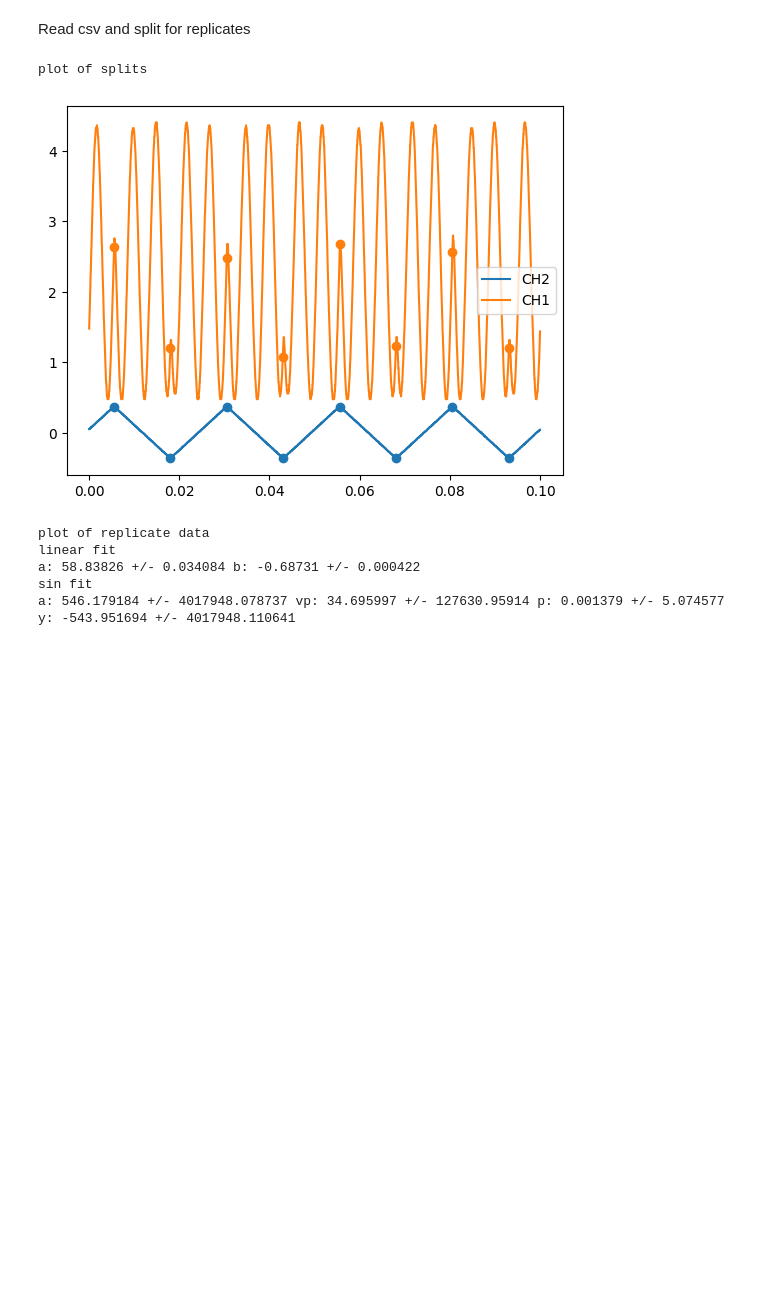
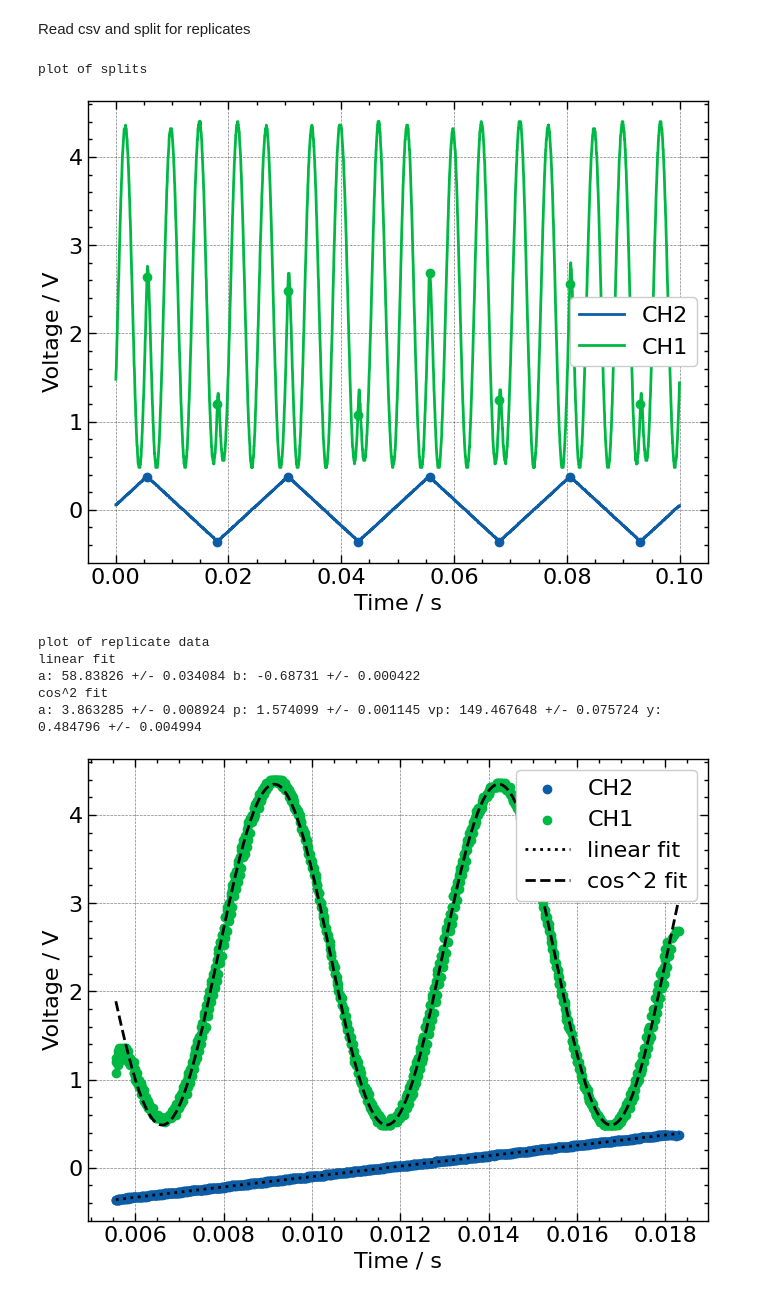
Before and after one commit to KemalOenen/advanced_labcourse, a Jupyter notebook: E121/data_analysis.ipynb, the cells around one changed output. Saved outputs shown, nothing was run; the diff lists cells and outputs as text; code cells hidden in the pictures; blank space fills up the shorter version.

Commit message:
added analysis for the rest of the data

```diff
--- a/E121/data_analysis.ipynb
+++ b/E121/data_analysis.ipynb
@@ -1,5 +1,9 @@
 # %% [markdown]
 Read csv and split for replicates
+# %%
+# plot style
+import scienceplots
+plt.style.use(['science', 'notebook', 'grid'])
 # %%
 import numpy as np
 import pandas as pd
@@ -64,34 +84,65 @@ def subset_data_to_replicates(data_folder):
 # %%
 # analysis for horizontal polarization
 data = subset_data_to_replicates("ALL0001_horizontal_pol/")
 
 # plot result, see systematic deviation between flipped and unflipped
 print("plot of replicate data")
-plt.scatter(data["time"], data["CH2_value"])
-plt.scatter(data["time"], data["CH1_value"])
-
+plt.scatter(data["time"], data["CH2_value"], label="CH2")
+plt.scatter(data["time"], data["CH1_value"], label="CH1")
 
 # compute fits over replicate data
 print("linear fit")
-popt, pcov = sp.optimize.curve_fit(lambda t,a,b: a*t+b, data["time"], data["CH2_value"])
-popt, pcov_sqr = np.round(popt, decimals=6), np.round(np.sqrt(np.diag(pcov)), decimals=6)
+def line(t,a,b): return a*t+b
+popt_1, pcov_1 = sp.optimize.curve_fit(line, data["time"], data["CH2_value"])
+popt, pcov_sqr = np.round(popt_1, decimals=6), np.round(np.sqrt(np.diag(pcov_1)), decimals=6)
 print("a:", popt[0], "+/-", pcov_sqr[0], "b:", popt[1], "+/-", pcov_sqr[1])
 
-t = np.sort(data["time"])#np.linspace(data["time"].iloc[0], data["time"].iloc[-1], len(data["CH2_value"]))
-plt.plot(t, popt[0]*t+popt[1], color = "black")
-voltage_EOM=popt[0]*t+popt[1]
-print("sin fit")
-popt, pcov = sp.optimize.curve_fit(lambda v,a,vp,p,y: a*np.cos(-np.pi/2/vp*v+p)**2+y, voltage_EOM, data["CH1_value"], p0=[4, 5, 0.7, 0.5])
-popt, pcov_sqr = np.round(popt, decimals=6), np.round(np.sqrt(np.diag(pcov)), decimals=6)
-print("a:", popt[0], "+/-", pcov_sqr[0], "vp:", popt[1], "+/-", pcov_sqr[1],
-      "p:", popt[2], "+/-", pcov_sqr[2], "y:", popt[3], "+/-", pcov_sqr[3])
+t = data["time"]#np.linspace(data["time"].iloc[0], data["time"].iloc[-1], len(data["CH2_value"]))
+voltage_EOM=line(t, popt_1[0], popt_1[1])
+plt.plot(t, voltage_EOM, "k:", label="linear fit")
 
-plt.plot(t, popt[0]*np.cos(-np.pi/2/popt[1]*t + popt[2])**2+popt[3], color = "black")
+print("cos^2 fit")
+def transmittance(v,a,p,vp,y): return a*np.cos(p-np.pi/2/vp*v)**2+y
+initial = [4, 1.6, 140, 0.5]
+popt_2, pcov_2 = sp.optimize.curve_fit(transmittance, voltage_EOM*1000, data["CH1_value"], p0=initial)
+popt, pcov_sqr = np.round(popt_2, decimals=6), np.round(np.sqrt(np.diag(pcov_2)), decimals=6)
+print("a:", popt[0], "+/-", pcov_sqr[0], "p:", popt[1], "+/-", pcov_sqr[1],
+      "vp:", popt[2], "+/-", pcov_sqr[2], "y:", popt[3], "+/-", pcov_sqr[3])
+
+plt.plot(t, transmittance(voltage_EOM*1000, popt_2[0],popt_2[1],popt_2[2],popt_2[3]), "k--", label=r"cos^2 fit")
+plt.legend()
+plt.ylabel("Voltage / V")
+plt.xlabel("Time / s")
+plt.show()
+
+# compute propagated uncertainty of vp incorporating the uncertainty of the linear fit (doesnt work yet)
+# parameters from linear fit
+a_l, b_l = ufloat(popt_1[0], np.sqrt(pcov_1[0,0])), ufloat(popt_1[1], np.sqrt(pcov_1[1,1]))
+a_t, p_t = ufloat(popt_2[0], np.sqrt(pcov_2[0,0])),ufloat(popt_2[1], np.sqrt(pcov_2[1,1]))
+vp_t, y_t = ufloat(popt_2[2], np.sqrt(pcov_2[2,2])),ufloat(popt_2[3], np.sqrt(pcov_2[3,3]))
+
+
+voltage_uncert = line(0.0065, a_l, b_l)
+def transmittance(v,a,p,vp,y): return a*umath.cos(p-np.pi/2/vp*v)**2+y
+T_uncert = transmittance(voltage_uncert.n*1000, a_t, p_t, vp_t, y_t)
+vp_uncert = np.pi/2*voltage_uncert*1000/(p_t - umath.acos(umath.sqrt(T_uncert - y_t)/a_t))
+
+#print(T_uncert, voltage_uncert)
+print("Vp propagated:", vp_uncert, "Vp from fit:", vp_t)
+vp = vp_t # use fit uncertainty for now
+
+# calculate r13 for horizontal/extraordinary
+L=ufloat(4.45, 0.02) #mm
+d=ufloat(0.8, 0.02) #mm
+ne=2.2022
+lam=633 # nm
+print("r33:", d/L * lam/vp/ne**3 * 1e3, "pm/V")
 # %% [output]
 plot of splits
-[figure, old version]
+[figure, new version]
 plot of replicate data
 linear fit
 a: 58.83826 +/- 0.034084 b: -0.68731 +/- 0.000422
-sin fit
-a: 546.179184 +/- 4017948.078737 vp: 34.695997 +/- 127630.95914 p: 0.001379 +/- 5.074577 y: -543.951694 +/- 4017948.110641
+cos^2 fit
+a: 3.863285 +/- 0.008924 p: 1.574099 +/- 0.001145 vp: 149.467648 +/- 0.075724 y: 0.484796 +/- 0.004994
+[figure, new version]
```
Also changed, not shown: parts of 6 cells of this notebook.
